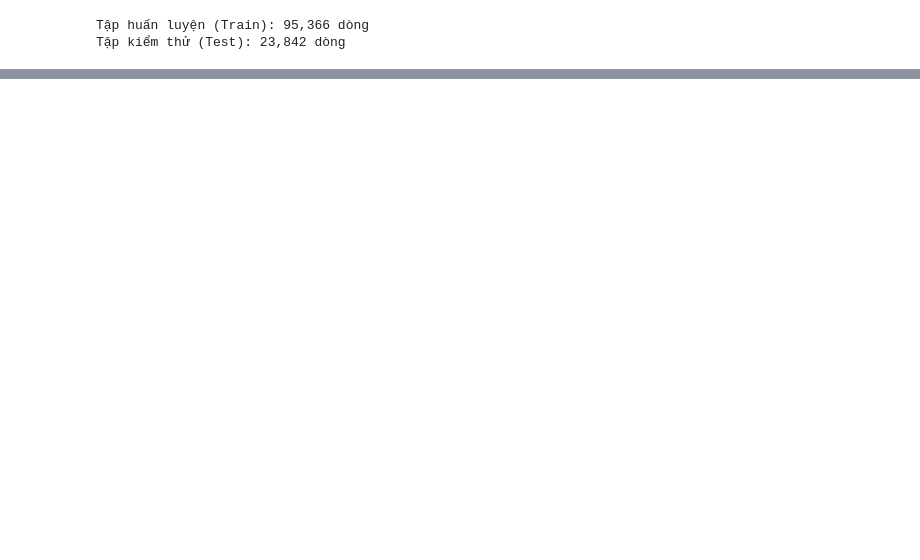
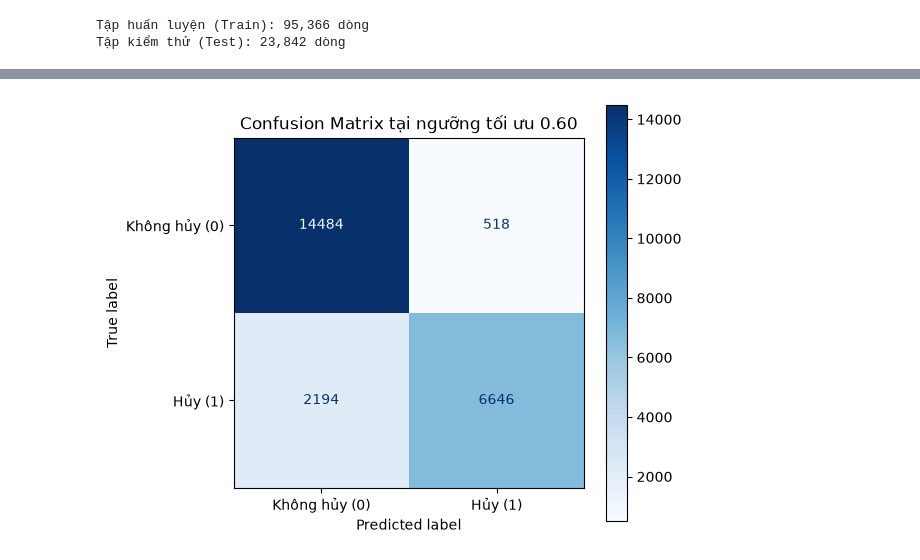
Before and after one commit to vietcong117-bit/hotel-booking, a Jupyter notebook: notebooks/03_machine_learning_cost.ipynb, the cells around one changed output, grey strips where cells are left out. Cells and saved outputs as stored; diff of their text form; code cells hidden in the pictures; blank space fills up the shorter version.

```diff
--- a/notebooks/03_machine_learning_cost.ipynb
+++ b/notebooks/03_machine_learning_cost.ipynb
@@ -269,0 +319,18 @@ plt.show()
+# %%
+import matplotlib.pyplot as plt
+from sklearn.metrics import confusion_matrix, ConfusionMatrixDisplay
+
+# 1. Dự đoán nhãn theo ngưỡng tối ưu (0.60) thay vì mặc định (0.50)
+y_pred_optimal = (best_pipe.predict_proba(X_test)[:, 1] >= best_threshold).astype(int)
+
+# 2. Tạo ma trận nhầm lẫn
+cm = confusion_matrix(y_test, y_pred_optimal)
+fig, ax = plt.subplots(figsize=(6, 5))
+disp = ConfusionMatrixDisplay(confusion_matrix=cm, display_labels=['Không hủy (0)', 'Hủy (1)'])
+disp.plot(cmap=plt.cm.Blues, values_format='d', ax=ax)
+
+plt.title(f'Confusion Matrix tại ngưỡng tối ưu {best_threshold:.2f}')
+plt.tight_layout()
+plt.show()
+# %% [output]
+[figure, added]
```
Also changed, not shown: parts of 7 cells of this notebook, 2 other files.
